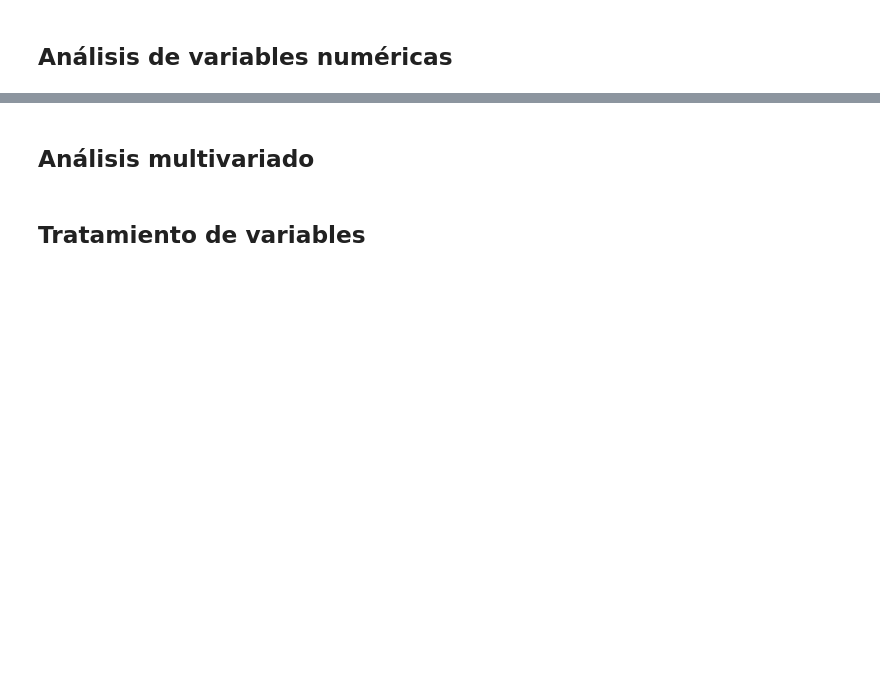
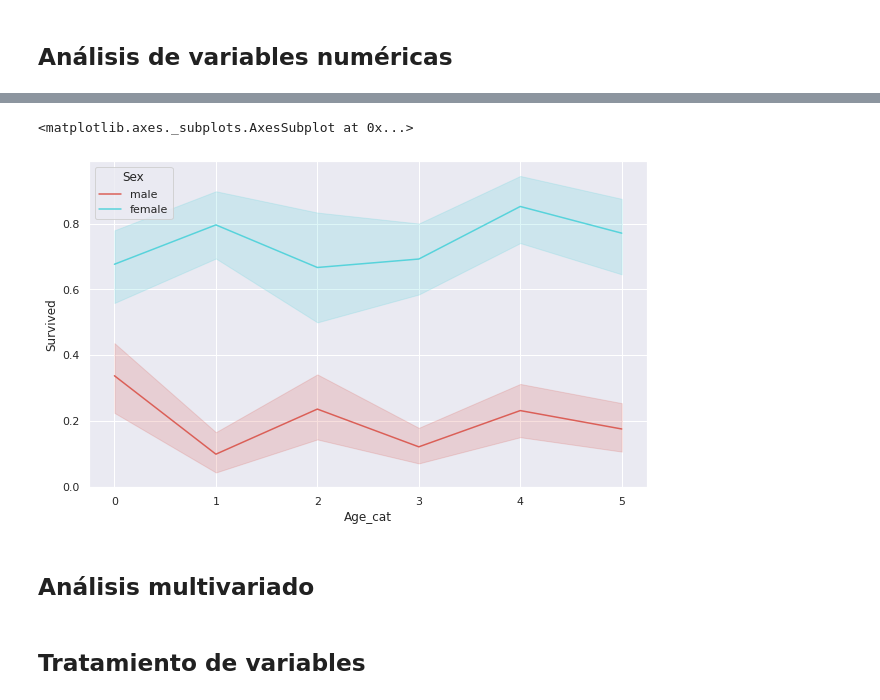
Before and after one commit to JCaballerot/Machine-Learning-Program, a Jupyter notebook: Supervised_models/Logistic_regression/Lab_Titanic.ipynb, the cells around one changed output, grey strips where cells are left out. Cells and saved outputs as stored; diff of their text form; code cells hidden in the pictures; blank space fills up the shorter version.

```diff
--- a/Supervised_models/Logistic_regression/Lab_Titanic.ipynb
+++ b/Supervised_models/Logistic_regression/Lab_Titanic.ipynb
@@ -164,6 +193,9 @@ res
 # %%
 # Ratio del evento por tramo dela variable numérica
-sns.lineplot(data=data, x="Fare_cat", y="Survived", palette = 'hls')
+sns.lineplot(data=data, x="Age_cat", y="Survived", palette = 'hls', hue = 'Sex')
+# %% [output]
+<matplotlib.axes._subplots.AxesSubplot at 0x...>
+[figure, added]
 # %% [markdown]
 ## Análisis multivariado
 # %%
```
Also changed, not shown: parts of 39 cells of this notebook.
